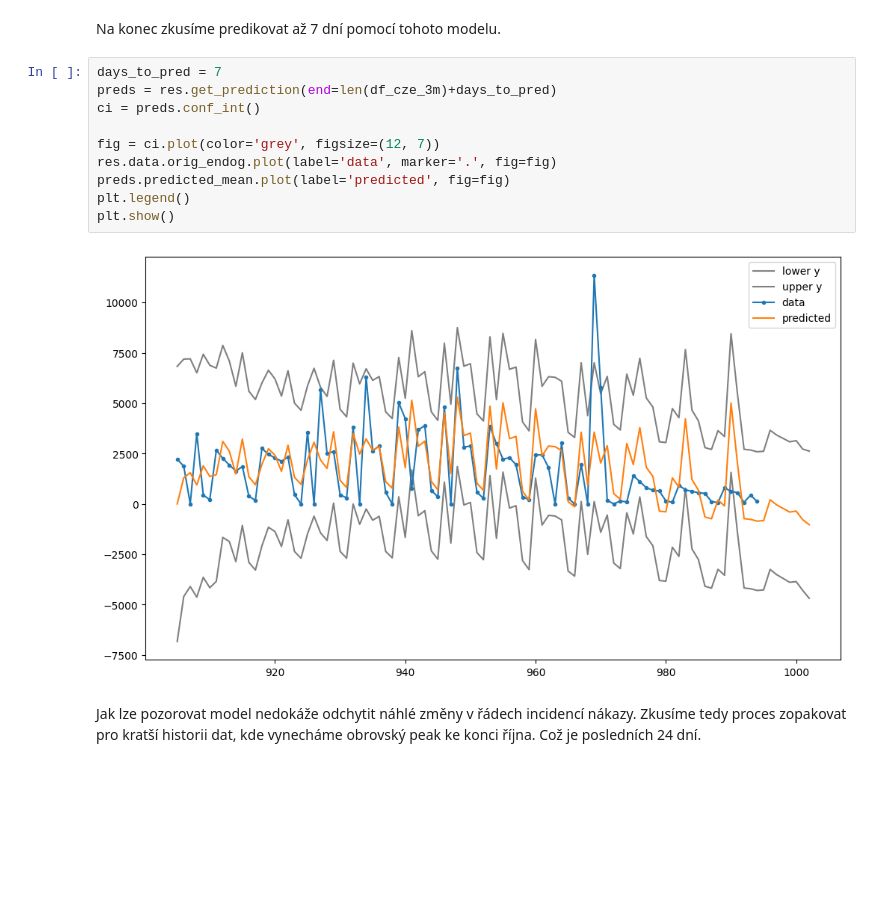
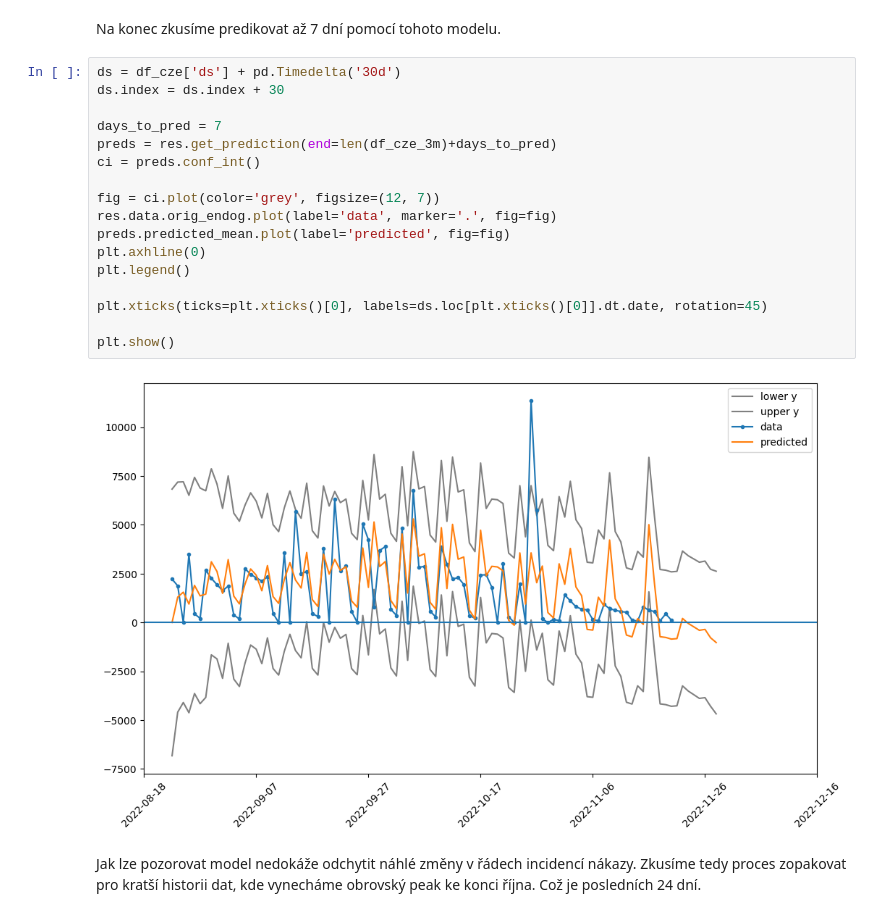
Before and after one commit to NevoleMarek/NI-SCR, a Jupyter notebook: 01_sarima_prophet.ipynb, the cells around one changed output. Drawn from its saved outputs; the diff is of its cells as text; blank space fills up the shorter version.

Commit message:
Add comparison and fix plot ticks

```diff
--- a/01_sarima_prophet.ipynb
+++ b/01_sarima_prophet.ipynb
@@ -277,17 +282,24 @@ plt.show()
 # %% [markdown]
 Na konec zkusíme predikovat až 7 dní pomocí tohoto modelu.
 # %%
+ds = df_cze['ds'] + pd.Timedelta('30d')
+ds.index = ds.index + 30
+
 days_to_pred = 7
 preds = res.get_prediction(end=len(df_cze_3m)+days_to_pred)
 ci = preds.conf_int()
 
 fig = ci.plot(color='grey', figsize=(12, 7))
 res.data.orig_endog.plot(label='data', marker='.', fig=fig)
 preds.predicted_mean.plot(label='predicted', fig=fig)
+plt.axhline(0)
 plt.legend()
+
+plt.xticks(ticks=plt.xticks()[0], labels=ds.loc[plt.xticks()[0]].dt.date, rotation=45)
+
 plt.show()
 # %% [output]
-[figure, old version]
+[figure, new version]
 # %% [markdown]
 Jak lze pozorovat model nedokáže odchytit náhlé změny v řádech incidencí nákazy. Zkusíme tedy proces zopakovat pro kratší historii dat, kde vynecháme obrovský peak ke konci října. Což je posledních 24 dní.
 # %%
```
Also changed, not shown: parts of 20 cells of this notebook.
